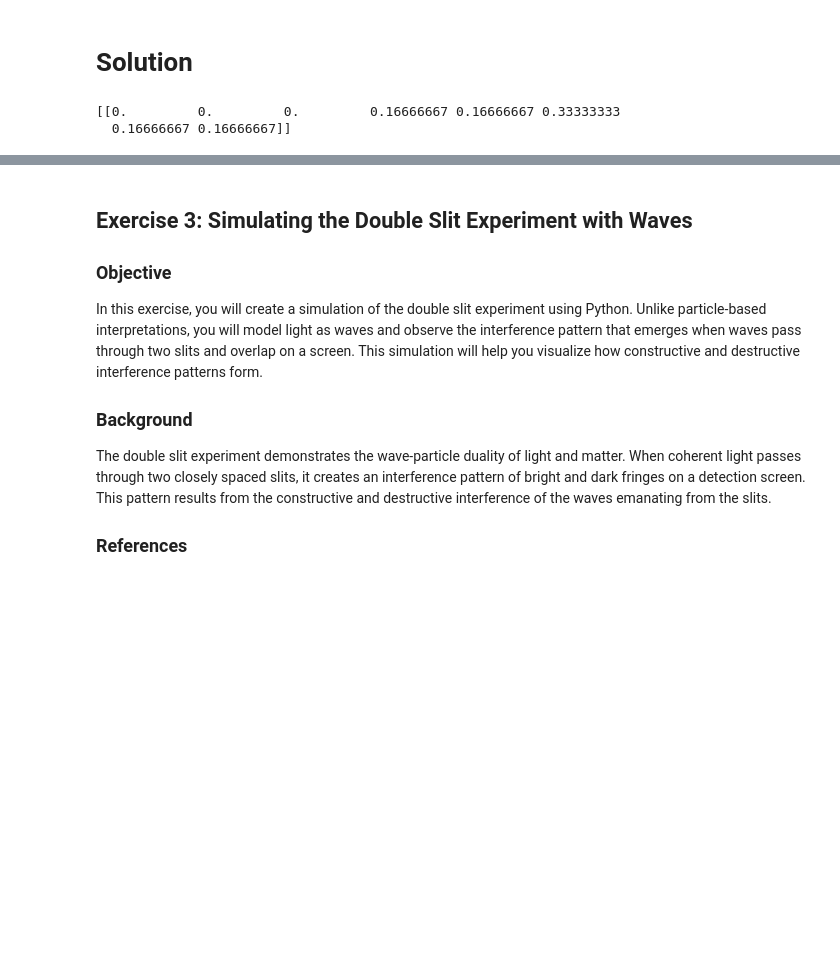
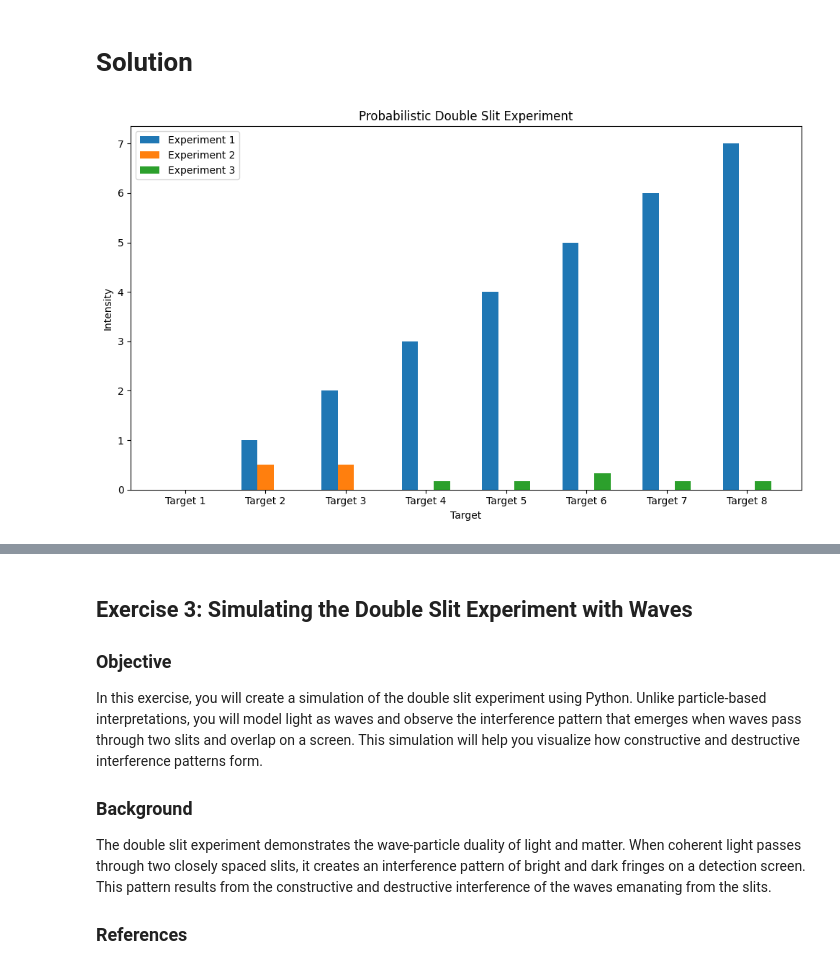
Before and after one commit to mayerllyyo/ClassicToCuantum, a Jupyter notebook: TallerClasicToQuantum.ipynb, the cells around one changed output, grey strips where cells are left out. Cells and saved outputs as stored; diff of their text form; code cells hidden in the pictures; blank space fills up the shorter version.

```diff
--- a/TallerClasicToQuantum.ipynb
+++ b/TallerClasicToQuantum.ipynb
@@ -95,38 +95,43 @@ Result after two clicks:  [[ 0]
 # Solution
 # %%
 import numpy as np
-import math
+import matplotlib.pyplot as plt
 
 # Define two 8x8 complex matrices
+m1 = np.array([[0,0,0,0,0,0,0,0],
+[1/2,0,0,0,0,0,0,0],
+[1/2,0,0,0,0,0,0,0],
+[0,1/3,0,1,0,0,0,0],
+[0,1/3,0,0,1,0,0,0],
+[0,1/3,1/3,0,0,1,0,0],
+[0,0,1/3,0,0,0,1,0],
+[0,0,1/3,0,0,0,0,1]])
 
-def sistema_probabilistico(v2, m2, clicks):
-    cont = 0
-    while cont < clicks:
-        result = np.dot(m2, v2)
-        v2 = np.transpose(result)
-        cont += 1
-    return v2
+x = np.array([[1], [0], [0], [0], [0], [0], [0], [0]])
 
-if __name__ == '__main__':
-    x = np.array ([1,0,0,0,0,0,0,0])
-    x_1 = np.array([[0], [1/2], [1/2], [0], [0], [0], [0], [0]])
-    x_2 = np.array([[0], [0], [0], [1/6], [1/6], [1/6], [1/6], [1/6]])
 
-    m1 = np.matrix ([[0,0,0,0,0,0,0,0],
-                    [1/2,0,0,0,0,0,0,0],
-                    [1/2,0,0,0,0,0,0,0],
-                    [0,1/3,0,1,0,0,0,0],
-                    [0,1/3,0,0,1,0,0,0],
-                    [0,1/3,1/3,0,0,1,0,0],
-                    [0,0,1/3,0,0,0,1,0],
-                    [0,0,1/3,0,0,0,0,1]])
-    clicks = 2
-    print (sistema_probabilistico(x, m1, clicks))
-    print (sistema_probabilistico(x_2, m1, clicks))
-    print (sistema_probabilistico(x_2", m1, clicks))
+# Perform the experiments
+x_1 = m1.dot(x)
+x_2 = m1.dot(x_1)
+
+# Plotting the results
+labels = ['Target 1', 'Target 2', 'Target 3', 'Target 4', 'Target 5', 'Target 6', 'Target 7', 'Target 8']
+x = np.arange(len(labels))
+
+plt.figure(figsize=(10, 6))
+plt.bar(x - 0.2, x.flatten(), width=0.2, label='Experiment 1')
+plt.bar(x, x_1.flatten(), width=0.2, label='Experiment 2')
+plt.bar(x + 0.2, x_2.flatten(), width=0.2, label='Experiment 3')
+
+plt.xlabel('Target')
+plt.ylabel('Intensity')
+plt.title('Probabilistic Double Slit Experiment')
+plt.xticks(x, labels)
+plt.legend()
+plt.tight_layout()
+plt.show()
 # %% [output]
-[[0.         0.         0.         0.16666667 0.16666667 0.33333333
-  0.16666667 0.16666667]]
+[figure, added]
 # %% [markdown]
 ### Excercise 2:
 
```
